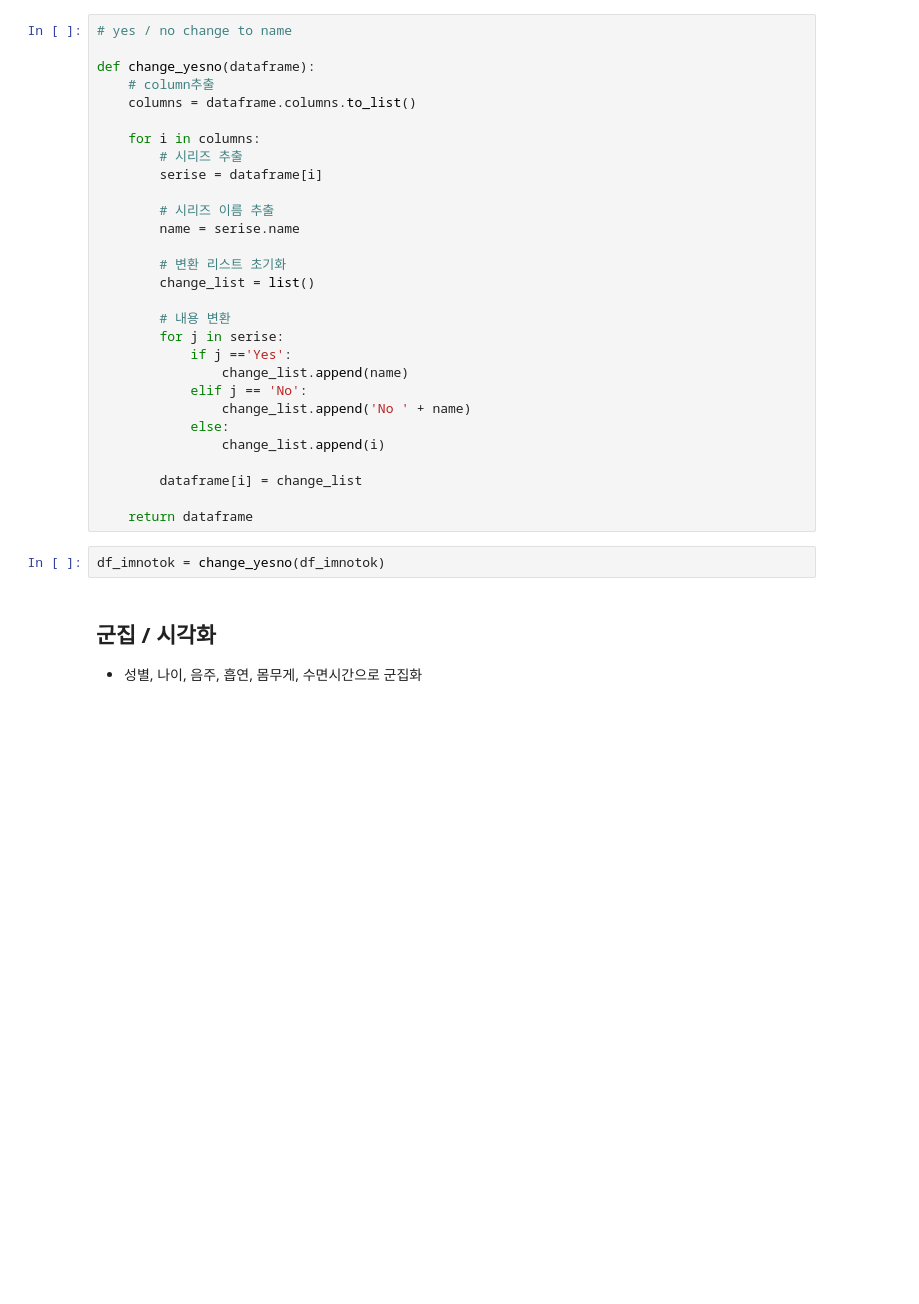
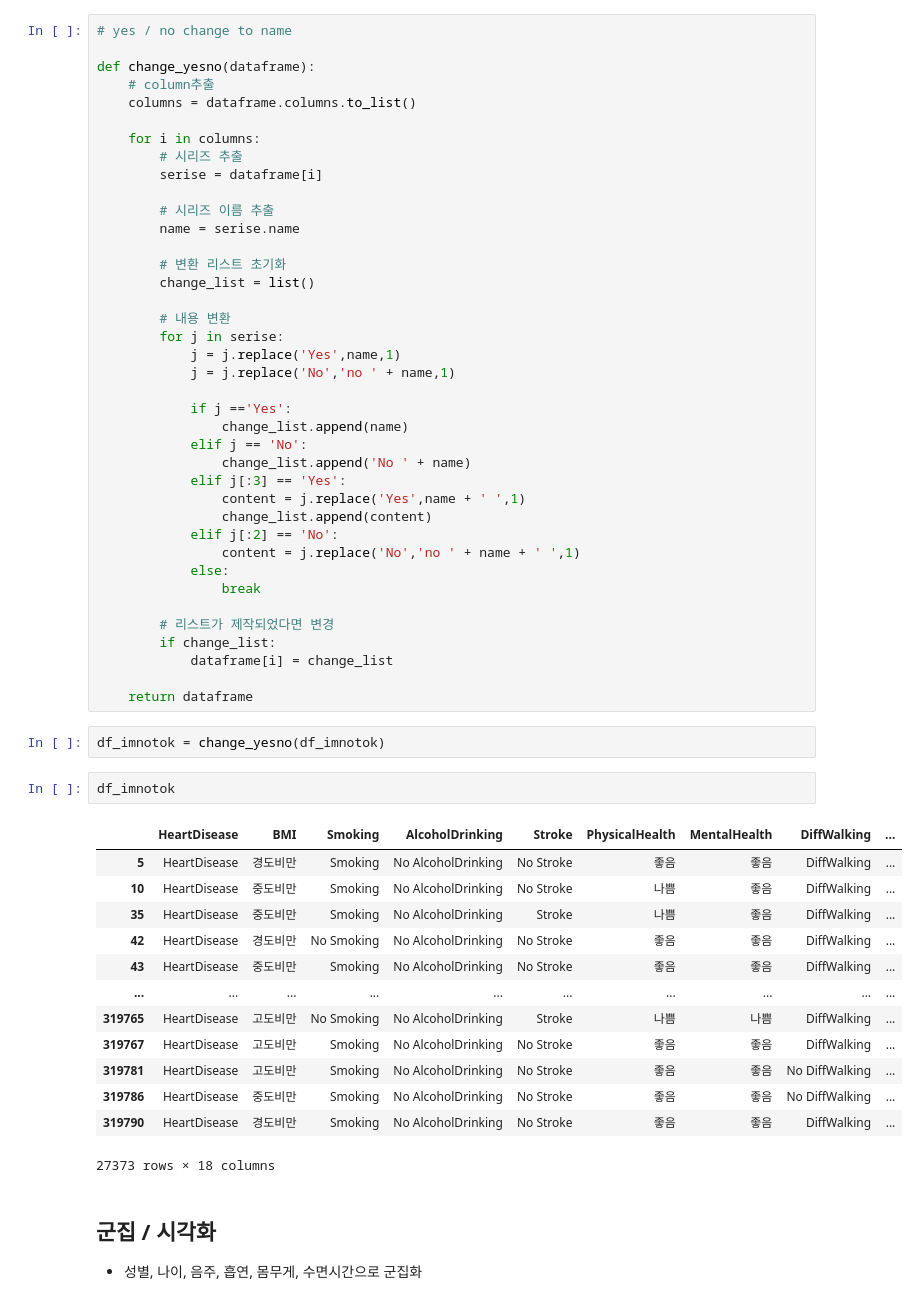
Before and after one commit to nohjuhyeon/healthcare_team, a Jupyter notebook: docs/yohan/Analysis/helth_analysis.ipynb, the cells around one changed output. Drawn from its saved outputs; the diff is of its cells as text; blank space fills up the shorter version.

```diff
--- a/docs/yohan/Analysis/helth_analysis.ipynb
+++ b/docs/yohan/Analysis/helth_analysis.ipynb
@@ -206,18 +206,44 @@ def change_yesno(dataframe):
 
         # 내용 변환
         for j in serise:
+            j = j.replace('Yes',name,1)
+            j = j.replace('No','no ' + name,1)
+
             if j =='Yes':
                 change_list.append(name)
             elif j == 'No':
                 change_list.append('No ' + name)
+            elif j[:3] == 'Yes':
+                content = j.replace('Yes',name + ' ',1)
+                change_list.append(content)
+            elif j[:2] == 'No':
+                content = j.replace('No','no ' + name + ' ',1)
             else:
-                change_list.append(i)
+                break
 
-        dataframe[i] = change_list
+        # 리스트가 제작되었다면 변경
+        if change_list:
+            dataframe[i] = change_list
 
     return dataframe
 # %%
 df_imnotok = change_yesno(df_imnotok)
+# %%
+df_imnotok
+# %% [output]
+|  | HeartDisease | BMI | Smoking | AlcoholDrinking | Stroke | PhysicalHealth | MentalHealth | DiffWalking | ... |
+| 5 | HeartDisease | 경도비만 | Smoking | No AlcoholDrinking | No Stroke | 좋음 | 좋음 | DiffWalking | ... |
+| 10 | HeartDisease | 중도비만 | Smoking | No AlcoholDrinking | No Stroke | 나쁨 | 좋음 | DiffWalking | ... |
+| 35 | HeartDisease | 중도비만 | Smoking | No AlcoholDrinking | Stroke | 나쁨 | 좋음 | DiffWalking | ... |
+| 42 | HeartDisease | 경도비만 | No Smoking | No AlcoholDrinking | No Stroke | 좋음 | 좋음 | DiffWalking | ... |
+| 43 | HeartDisease | 중도비만 | Smoking | No AlcoholDrinking | No Stroke | 좋음 | 좋음 | DiffWalking | ... |
+| ... | ... | ... | ... | ... | ... | ... | ... | ... | ... |
+| 319765 | HeartDisease | 고도비만 | No Smoking | No AlcoholDrinking | Stroke | 나쁨 | 나쁨 | DiffWalking | ... |
+| 319767 | HeartDisease | 고도비만 | Smoking | No AlcoholDrinking | No Stroke | 좋음 | 좋음 | DiffWalking | ... |
+| 319781 | HeartDisease | 고도비만 | Smoking | No AlcoholDrinking | No Stroke | 좋음 | 좋음 | No DiffWalking | ... |
+| 319786 | HeartDisease | 중도비만 | Smoking | No AlcoholDrinking | No Stroke | 좋음 | 좋음 | No DiffWalking | ... |
+| 319790 | HeartDisease | 경도비만 | Smoking | No AlcoholDrinking | No Stroke | 좋음 | 좋음 | DiffWalking | ... |
+27373 rows × 18 columns
 # %% [markdown]
 ## 군집 / 시각화
 - 성별, 나이, 음주, 흡연, 몸무게, 수면시간으로 군집화
```
